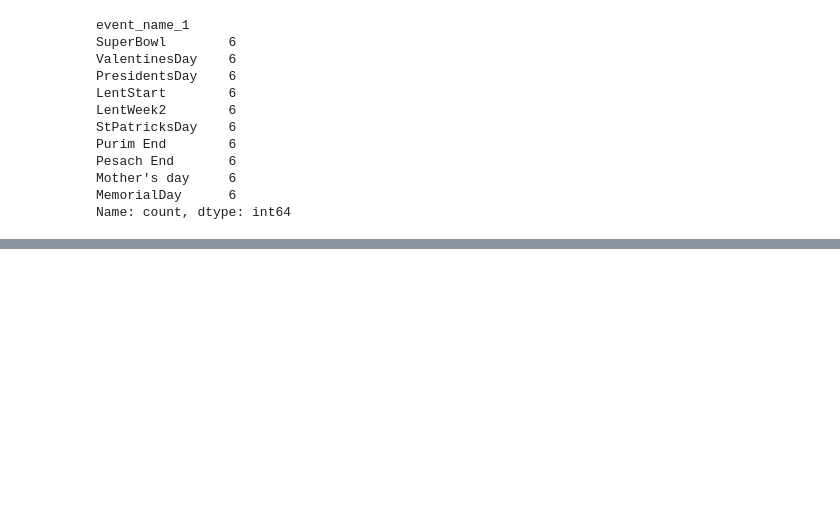
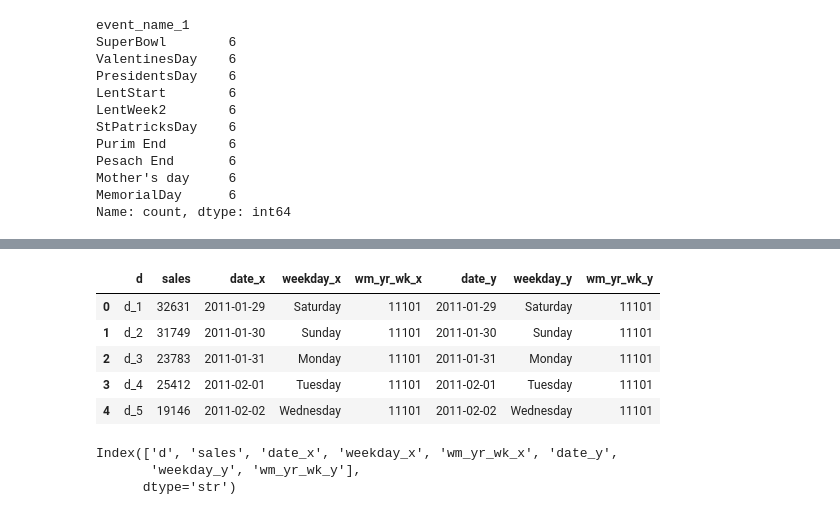
Before and after one commit to janupalliradhika/retail-demand-forecasting, a Jupyter notebook: notebooks/01_data_exploration.ipynb, the cells around one changed output, grey strips where cells are left out. Drawn from its saved outputs; the diff is of its cells as text; code cells hidden in the pictures; blank space fills up the shorter version.

```diff
--- a/notebooks/01_data_exploration.ipynb
+++ b/notebooks/01_data_exploration.ipynb
@@ -495,0 +500,2 @@ Name: count, dtype: int64
+# %%
+daily_sales = sales_clean[sales_columns].sum()
@@ -495,0 +520,32 @@ Name: count, dtype: int64
+# %%
+daily_sales_df = pd.DataFrame({
+    "d": daily_sales.index,
+    "sales": daily_sales.values
+})
+# %%
+daily_sales_df = daily_sales_df.merge(
+    calendar_clean[["d", "date", "weekday", "wm_yr_wk"]],
+    on="d",
+    how="left"
+)
+# %%
+daily_sales_df = daily_sales_df.merge(
+    calendar_clean[["d", "date", "weekday", "wm_yr_wk"]],
+    on="d",
+    how="left"
+)
+# %%
+daily_sales_df.head()
+# %% [output]
+|  | d | sales | date_x | weekday_x | wm_yr_wk_x | date_y | weekday_y | wm_yr_wk_y |
+| 0 | d_1 | 32631 | 2011-01-29 | Saturday | 11101 | 2011-01-29 | Saturday | 11101 |
+| 1 | d_2 | 31749 | 2011-01-30 | Sunday | 11101 | 2011-01-30 | Sunday | 11101 |
+| 2 | d_3 | 23783 | 2011-01-31 | Monday | 11101 | 2011-01-31 | Monday | 11101 |
+| 3 | d_4 | 25412 | 2011-02-01 | Tuesday | 11101 | 2011-02-01 | Tuesday | 11101 |
+| 4 | d_5 | 19146 | 2011-02-02 | Wednesday | 11101 | 2011-02-02 | Wednesday | 11101 |
+# %%
+daily_sales_df.columns
+# %% [output]
+Index(['d', 'sales', 'date_x', 'weekday_x', 'wm_yr_wk_x', 'date_y',
+       'weekday_y', 'wm_yr_wk_y'],
+      dtype='str')
```
Also changed, not shown: parts of 20 cells of this notebook.
